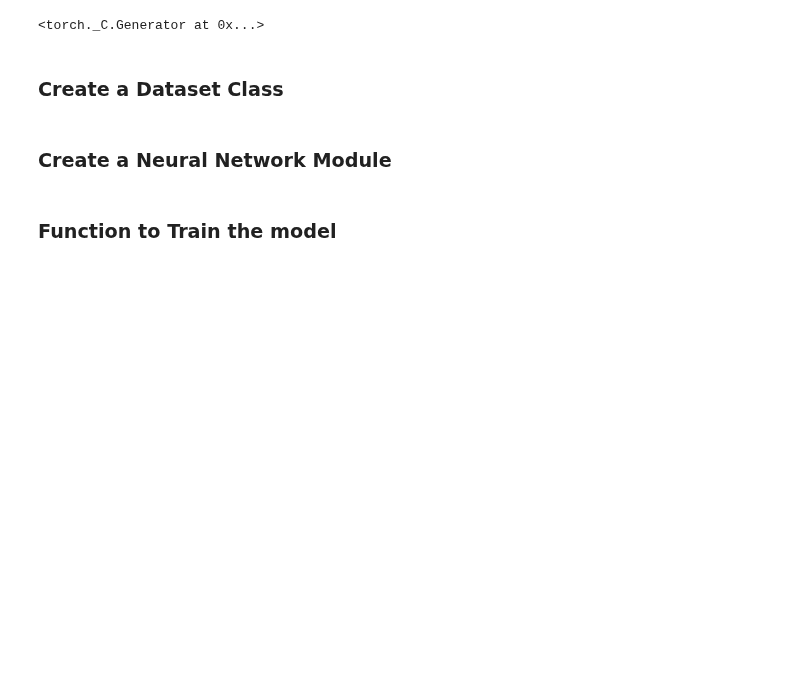
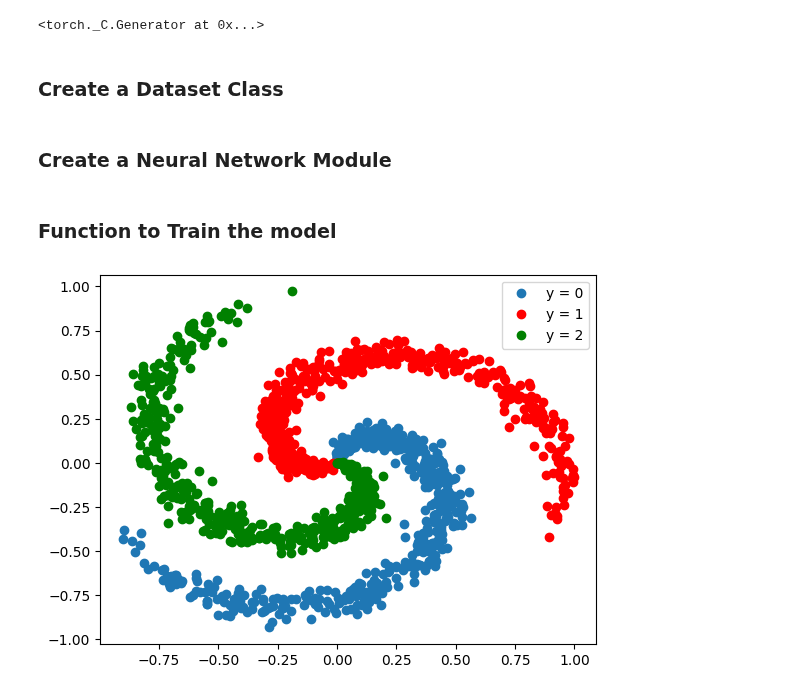
Before and after one commit to AjBorbzz/DataScience_AI_ML, a Jupyter notebook: PyTorch/IBM_Pytorch/DeepLearning_with_Pytorch/deep_neural_network_with_modulelist.ipynb, the cells around one changed output. Drawn from its saved outputs; the diff is of its cells as text; code cells hidden in the pictures; blank space fills up the shorter version.

```diff
--- a/PyTorch/IBM_Pytorch/DeepLearning_with_Pytorch/deep_neural_network_with_modulelist.ipynb
+++ b/PyTorch/IBM_Pytorch/DeepLearning_with_Pytorch/deep_neural_network_with_modulelist.ipynb
@@ -119,0 +126,6 @@ def train(data_set, model, criterion, train_loader, optimizer, epochs=100):
+# %%
+data_set = Data()
+data_set.plot_stuff()
+data_set.y = data_set.y.view(-1)
+# %% [output]
+[figure, added]
```
Also changed, not shown: parts of 4 cells of this notebook.
